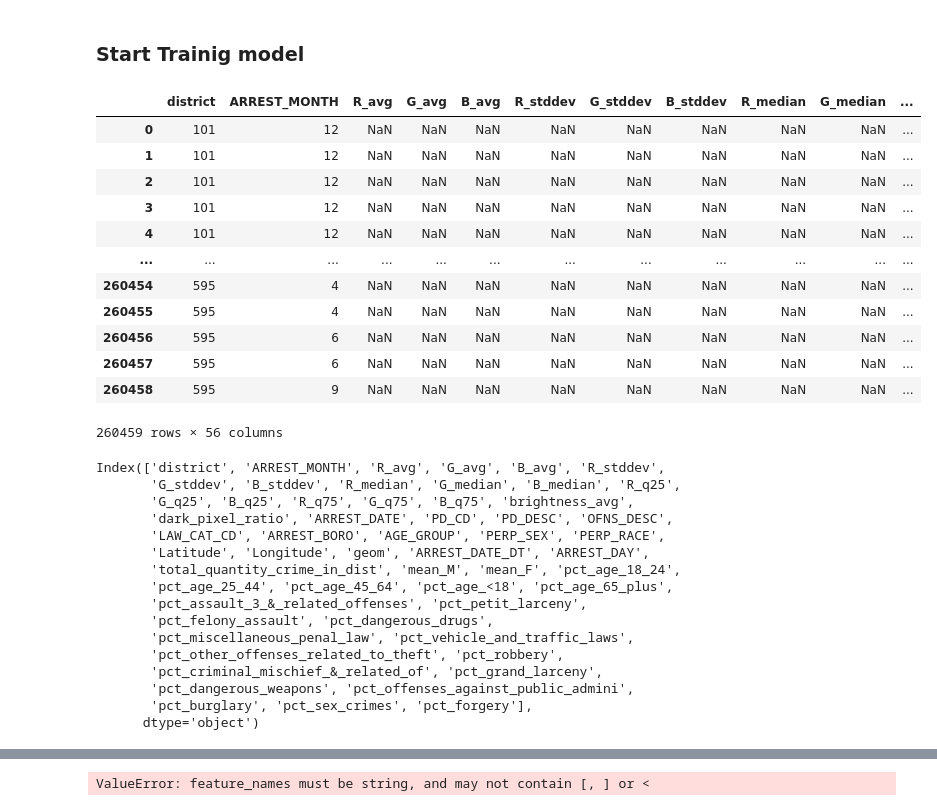
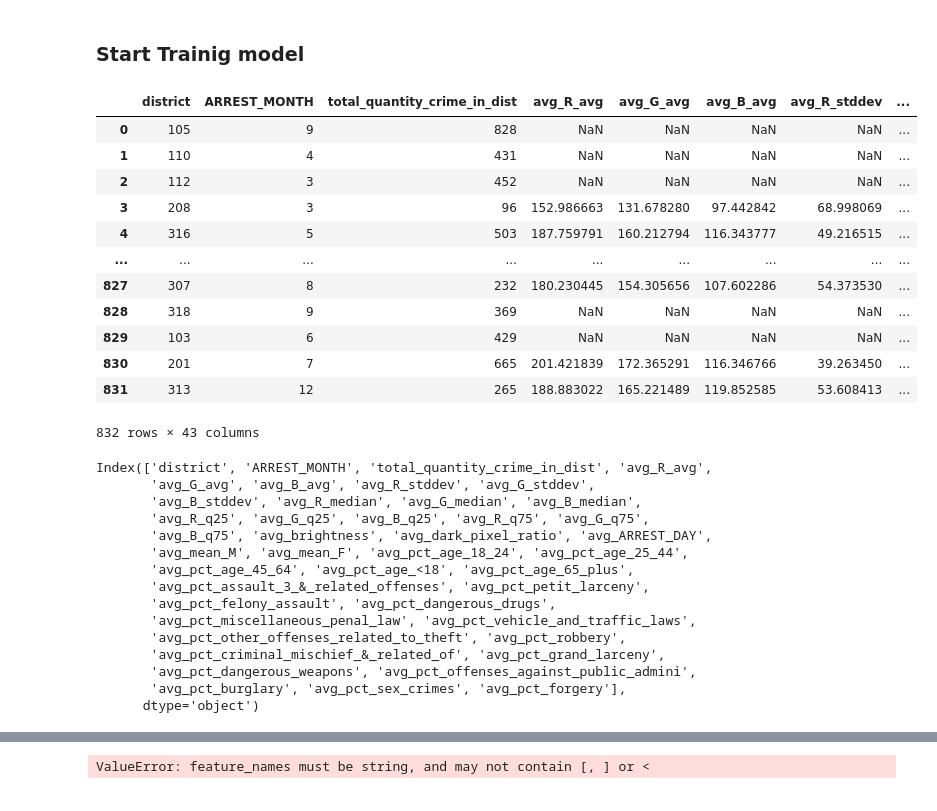
Before and after one commit to ElizabethSeth/ml_practice, a Jupyter notebook: test.ipynb, the cells around one changed output, grey strips where cells are left out. Drawn from its saved outputs; the diff is of its cells as text; code cells hidden in the pictures.

```diff
--- a/test.ipynb
+++ b/test.ipynb
@@ -507,40 +507,39 @@ target_col = df["BoroCD"]
 # %% [markdown]
 ### Start Trainig model
 # %%
-nyc = pd.read_parquet("../data/df_full.parquet")
+nyc = pd.read_parquet("../data/nyc.parquet")
 nyc
 # %% [output]
-|  | district | ARREST_MONTH | R_avg | G_avg | B_avg | R_stddev | G_stddev | B_stddev | R_median | G_median | ... |
-| 0 | 101 | 12 | NaN | NaN | NaN | NaN | NaN | NaN | NaN | NaN | ... |
-| 1 | 101 | 12 | NaN | NaN | NaN | NaN | NaN | NaN | NaN | NaN | ... |
-| 2 | 101 | 12 | NaN | NaN | NaN | NaN | NaN | NaN | NaN | NaN | ... |
-| 3 | 101 | 12 | NaN | NaN | NaN | NaN | NaN | NaN | NaN | NaN | ... |
-| 4 | 101 | 12 | NaN | NaN | NaN | NaN | NaN | NaN | NaN | NaN | ... |
-| ... | ... | ... | ... | ... | ... | ... | ... | ... | ... | ... | ... |
-| 260454 | 595 | 4 | NaN | NaN | NaN | NaN | NaN | NaN | NaN | NaN | ... |
-| 260455 | 595 | 4 | NaN | NaN | NaN | NaN | NaN | NaN | NaN | NaN | ... |
-| 260456 | 595 | 6 | NaN | NaN | NaN | NaN | NaN | NaN | NaN | NaN | ... |
-| 260457 | 595 | 6 | NaN | NaN | NaN | NaN | NaN | NaN | NaN | NaN | ... |
-| 260458 | 595 | 9 | NaN | NaN | NaN | NaN | NaN | NaN | NaN | NaN | ... |
+|  | district | ARREST_MONTH | total_quantity_crime_in_dist | avg_R_avg | avg_G_avg | avg_B_avg | avg_R_stddev | ... |
+| 0 | 105 | 9 | 828 | NaN | NaN | NaN | NaN | ... |
+| 1 | 110 | 4 | 431 | NaN | NaN | NaN | NaN | ... |
+| 2 | 112 | 3 | 452 | NaN | NaN | NaN | NaN | ... |
+| 3 | 208 | 3 | 96 | 152.986663 | 131.678280 | 97.442842 | 68.998069 | ... |
+| 4 | 316 | 5 | 503 | 187.759791 | 160.212794 | 116.343777 | 49.216515 | ... |
+| ... | ... | ... | ... | ... | ... | ... | ... | ... |
+| 827 | 307 | 8 | 232 | 180.230445 | 154.305656 | 107.602286 | 54.373530 | ... |
+| 828 | 318 | 9 | 369 | NaN | NaN | NaN | NaN | ... |
+| 829 | 103 | 6 | 429 | NaN | NaN | NaN | NaN | ... |
+| 830 | 201 | 7 | 665 | 201.421839 | 172.365291 | 116.346766 | 39.263450 | ... |
+| 831 | 313 | 12 | 265 | 188.883022 | 165.221489 | 119.852585 | 53.608413 | ... |
-260459 rows × 56 columns
+832 rows × 43 columns
 # %%
 nyc.columns
 # %% [output]
-Index(['district', 'ARREST_MONTH', 'R_avg', 'G_avg', 'B_avg', 'R_stddev',
-       'G_stddev', 'B_stddev', 'R_median', 'G_median', 'B_median', 'R_q25',
-       'G_q25', 'B_q25', 'R_q75', 'G_q75', 'B_q75', 'brightness_avg',
-       'dark_pixel_ratio', 'ARREST_DATE', 'PD_CD', 'PD_DESC', 'OFNS_DESC',
-       'LAW_CAT_CD', 'ARREST_BORO', 'AGE_GROUP', 'PERP_SEX', 'PERP_RACE',
-       'Latitude', 'Longitude', 'geom', 'ARREST_DATE_DT', 'ARREST_DAY',
-       'total_quantity_crime_in_dist', 'mean_M', 'mean_F', 'pct_age_18_24',
-       'pct_age_25_44', 'pct_age_45_64', 'pct_age_<18', 'pct_age_65_plus',
-       'pct_assault_3_&_related_offenses', 'pct_petit_larceny',
-       'pct_felony_assault', 'pct_dangerous_drugs',
-       'pct_miscellaneous_penal_law', 'pct_vehicle_and_traffic_laws',
-       'pct_other_offenses_related_to_theft', 'pct_robbery',
-       'pct_criminal_mischief_&_related_of', 'pct_grand_larceny',
-       'pct_dangerous_weapons', 'pct_offenses_against_public_admini',
-       'pct_burglary', 'pct_sex_crimes', 'pct_forgery'],
+Index(['district', 'ARREST_MONTH', 'total_quantity_crime_in_dist', 'avg_R_avg',
+       'avg_G_avg', 'avg_B_avg', 'avg_R_stddev', 'avg_G_stddev',
+       'avg_B_stddev', 'avg_R_median', 'avg_G_median', 'avg_B_median',
+       'avg_R_q25', 'avg_G_q25', 'avg_B_q25', 'avg_R_q75', 'avg_G_q75',
+       'avg_B_q75', 'avg_brightness', 'avg_dark_pixel_ratio', 'avg_ARREST_DAY',
+       'avg_mean_M', 'avg_mean_F', 'avg_pct_age_18_24', 'avg_pct_age_25_44',
+       'avg_pct_age_45_64', 'avg_pct_age_<18', 'avg_pct_age_65_plus',
+       'avg_pct_assault_3_&_related_offenses', 'avg_pct_petit_larceny',
+       'avg_pct_felony_assault', 'avg_pct_dangerous_drugs',
+       'avg_pct_miscellaneous_penal_law', 'avg_pct_vehicle_and_traffic_laws',
+       'avg_pct_other_offenses_related_to_theft', 'avg_pct_robbery',
+       'avg_pct_criminal_mischief_&_related_of', 'avg_pct_grand_larceny',
+       'avg_pct_dangerous_weapons', 'avg_pct_offenses_against_public_admini',
+       'avg_pct_burglary', 'avg_pct_sex_crimes', 'avg_pct_forgery'],
       dtype='object')
 # %%
 y = nyc["total_quantity_crime_in_dist"]
```
Also changed, not shown: parts of 5 cells of this notebook, 4 other files.
